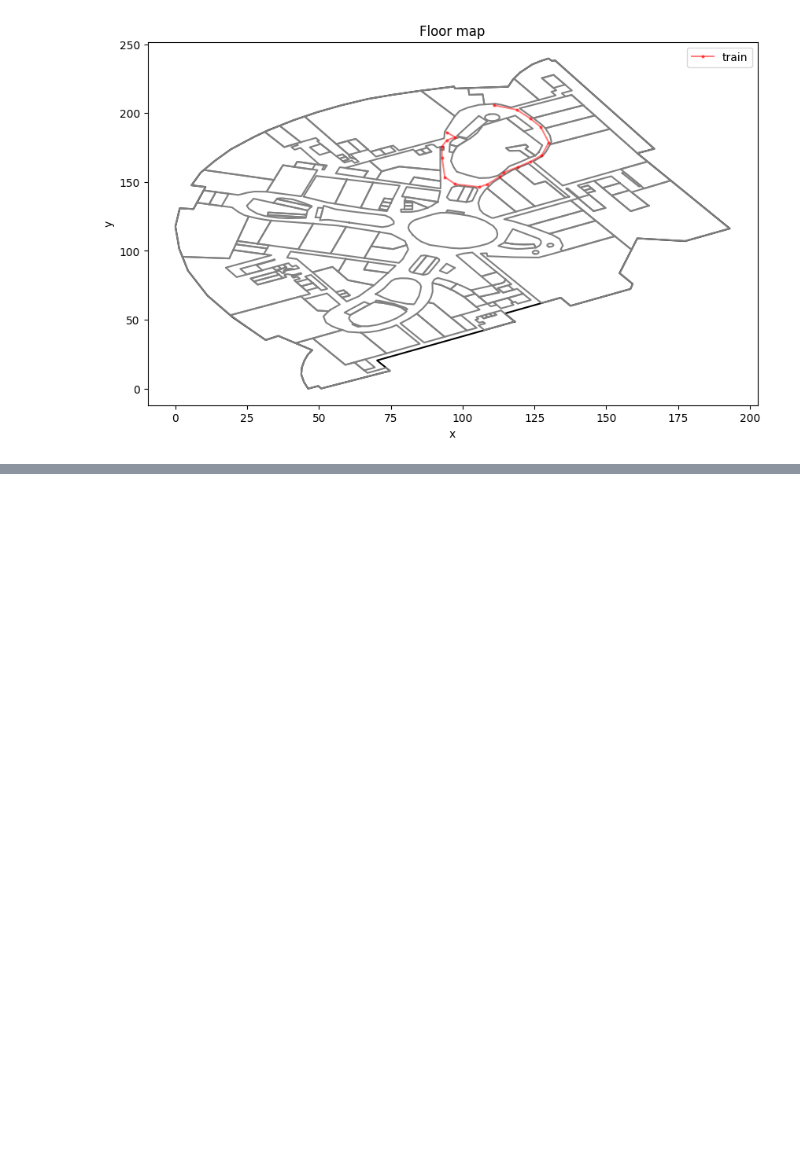
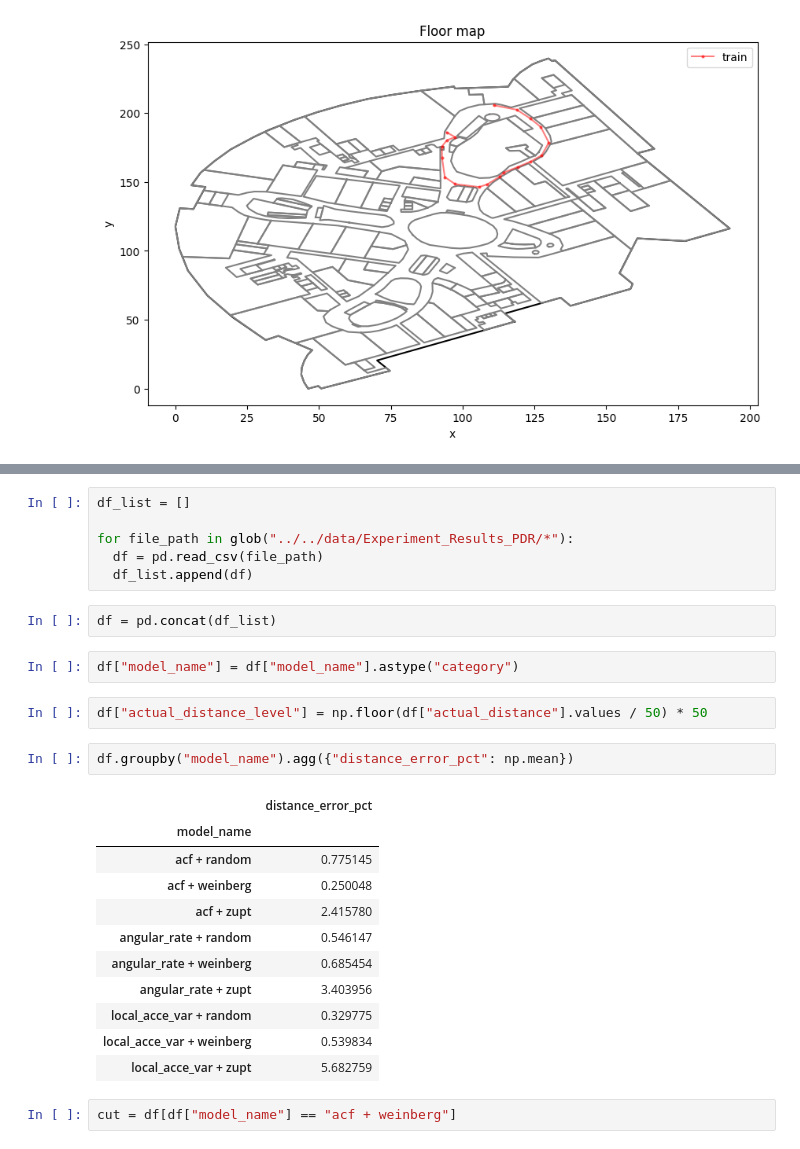
Before and after one commit to hungnd11/my-thesis, a Jupyter notebook: code/notebooks/pdr_experiments.ipynb, the cells around one changed output, grey strips where cells are left out. Drawn from its saved outputs; the diff is of its cells as text; blank space fills up the shorter version.

Commit message:
add: PDR experiments

```diff
--- a/code/notebooks/pdr_stride_length.ipynb
+++ b/code/notebooks/pdr_experiments.ipynb
@@ -315,0 +314,28 @@ zupt_rel_positions = compute_rel_positions(stride_lengths, step_headings)
+# %%
+df_list = []
+
+for file_path in glob("../../data/Experiment_Results_PDR/*"):
+  df = pd.read_csv(file_path)
+  df_list.append(df)
+# %%
+df = pd.concat(df_list)
+# %%
+df["model_name"] = df["model_name"].astype("category")
+# %%
+df["actual_distance_level"] = np.floor(df["actual_distance"].values / 50) * 50
+# %%
+df.groupby("model_name").agg({"distance_error_pct": np.mean})
+# %% [output]
+|  | distance_error_pct |
+| model_name |  |
+| acf + random | 0.775145 |
+| acf + weinberg | 0.250048 |
+| acf + zupt | 2.415780 |
+| angular_rate + random | 0.546147 |
+| angular_rate + weinberg | 0.685454 |
+| angular_rate + zupt | 3.403956 |
+| local_acce_var + random | 0.329775 |
+| local_acce_var + weinberg | 0.539834 |
+| local_acce_var + zupt | 5.682759 |
+# %%
+cut = df[df["model_name"] == "acf + weinberg"]
```
Also changed, not shown: parts of 36 cells of this notebook, 3 other files.
